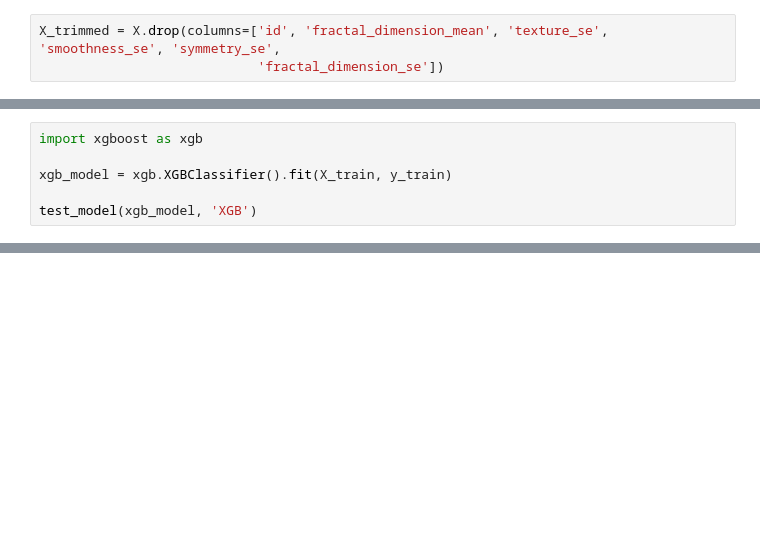
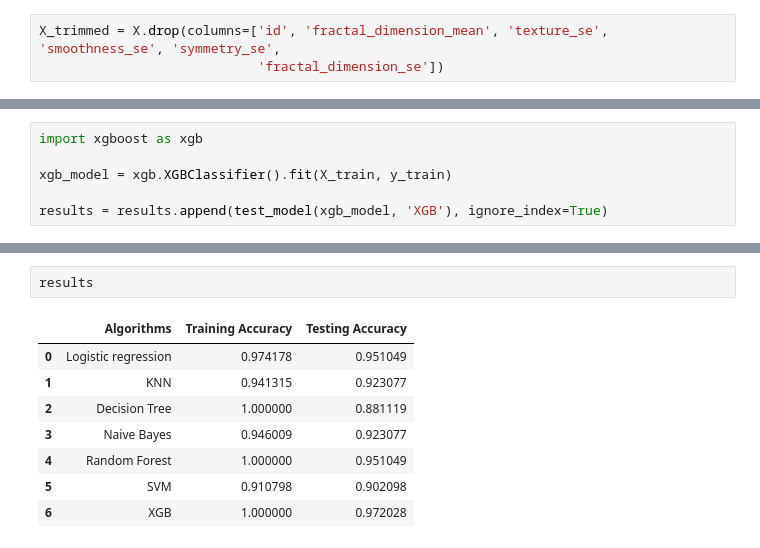
Before and after one commit to MCubek/DataScienceProject, a Jupyter notebook: breastCancerProject.ipynb, the cells around one changed output, grey strips where cells are left out. Drawn from its saved outputs; the diff is of its cells as text; blank space fills up the shorter version.

```diff
--- a/breastCancerProject.ipynb
+++ b/breastCancerProject.ipynb
@@ -152,5 +165,5 @@ import xgboost as xgb
 
 xgb_model = xgb.XGBClassifier().fit(X_train, y_train)
 
-test_model(xgb_model, 'XGB')
+results = results.append(test_model(xgb_model, 'XGB'), ignore_index=True)
 # %% [output]
@@ -159,0 +172,11 @@ Algorith XGB: Training accuracy=1.0, Testing accuracy=0.9440559440559441
+# %%
+results
+# %% [output]
+|  | Algorithms | Training Accuracy | Testing Accuracy |
+| 0 | Logistic regression | 0.974178 | 0.951049 |
+| 1 | KNN | 0.941315 | 0.923077 |
+| 2 | Decision Tree | 1.000000 | 0.881119 |
+| 3 | Naive Bayes | 0.946009 | 0.923077 |
+| 4 | Random Forest | 1.000000 | 0.951049 |
+| 5 | SVM | 0.910798 | 0.902098 |
+| 6 | XGB | 1.000000 | 0.972028 |
```
Also changed, not shown: parts of 11 cells of this notebook.
